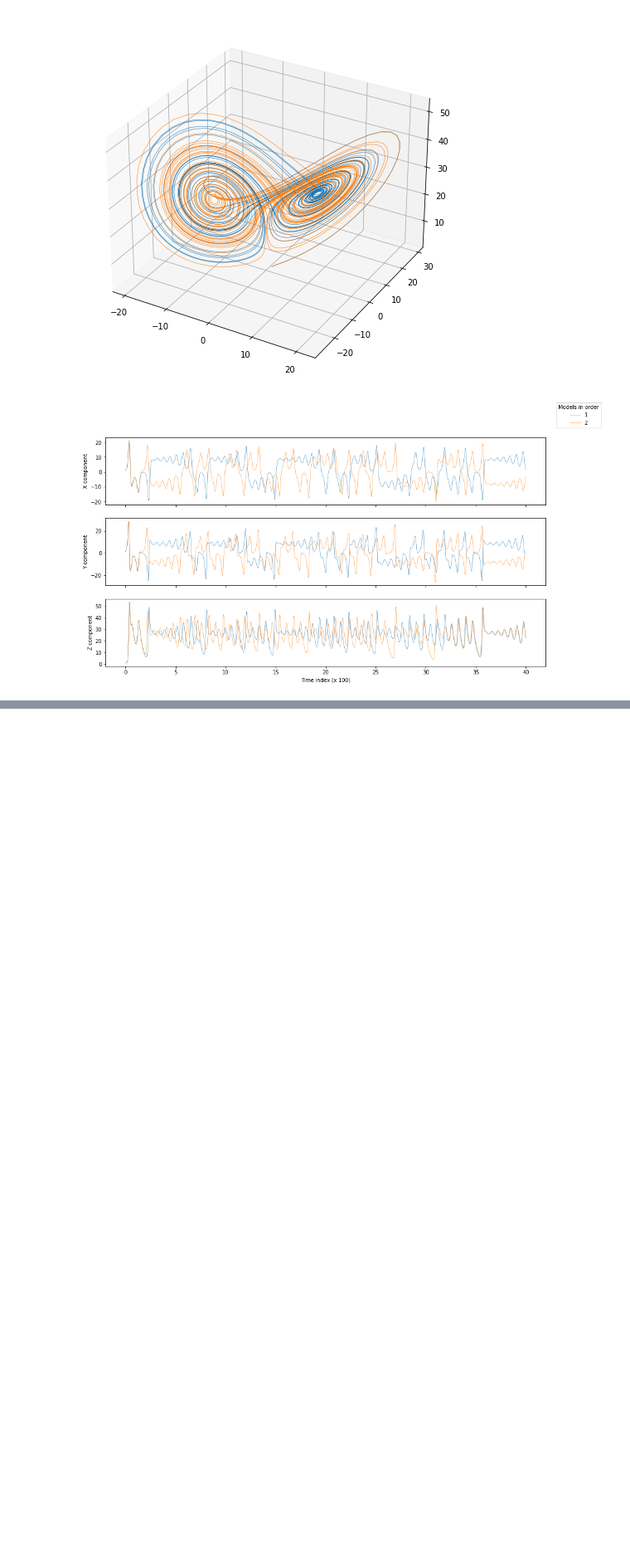
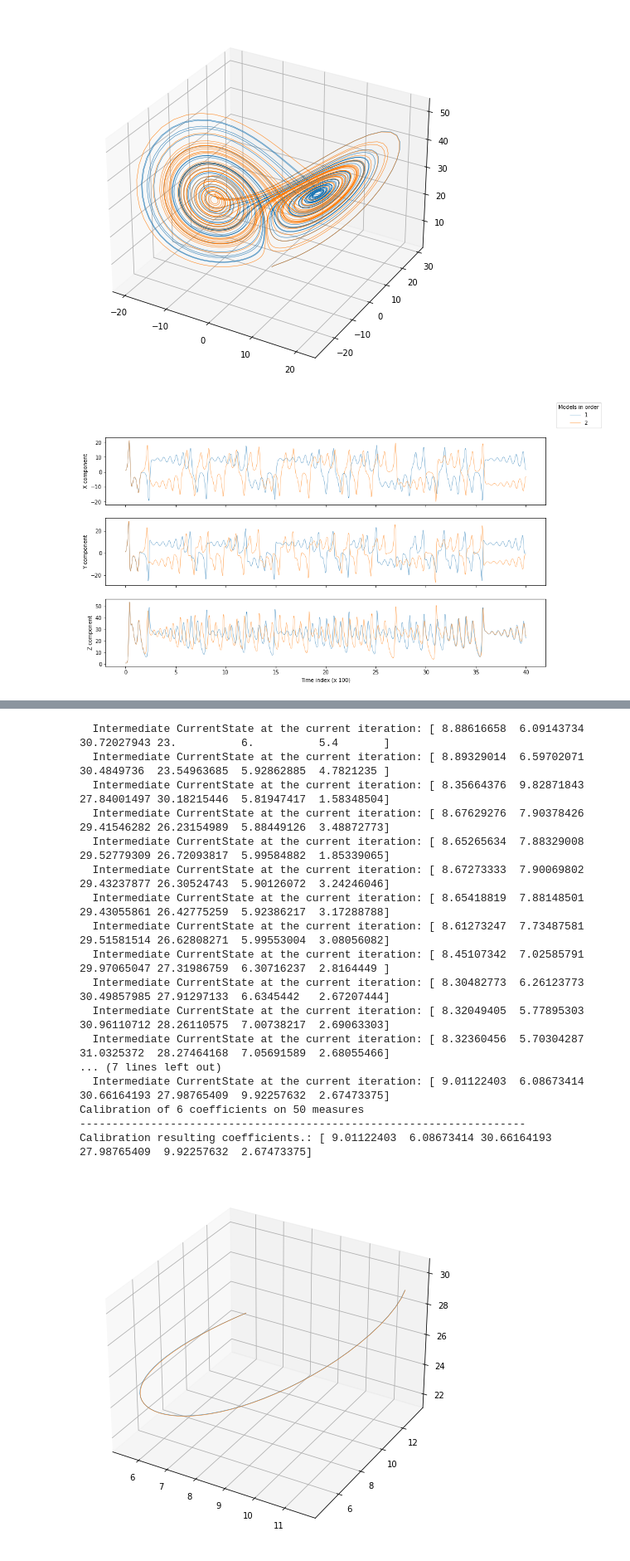
Before and after one commit to boro28/supermodeling, a Jupyter notebook: supermodeling.ipynb, the cells around one changed output, grey strips where cells are left out. Shown at 83% size. Saved outputs shown, nothing was run; the diff lists cells and outputs as text; code cells hidden in the pictures; blank space fills up the shorter version.

```diff
--- a/supermodeling.ipynb
+++ b/supermodeling.ipynb
@@ -336,0 +462,26 @@ Calibration resulting coefficients.: [ 9.23174496  8.80878134 30.91688027 27.938
+# %%
+sm3 = submodel_creator(
+    sigma = 6.0,
+    rho = 23.0,
+    beta = 5.4,
+    start_time = 10.0
+)
+# %% [output]
+  Intermediate CurrentState at the current iteration: [ 8.88616658  6.09143734 30.72027943 23.          6.          5.4       ]
+  Intermediate CurrentState at the current iteration: [ 8.89329014  6.59702071 30.4849736  23.54963685  5.92862885  4.7821235 ]
+  Intermediate CurrentState at the current iteration: [ 8.35664376  9.82871843 27.84001497 30.18215446  5.81947417  1.58348504]
+  Intermediate CurrentState at the current iteration: [ 8.67629276  7.90378426 29.41546282 26.23154989  5.88449126  3.48872773]
+  Intermediate CurrentState at the current iteration: [ 8.65265634  7.88329008 29.52779309 26.72093817  5.99584882  1.85339065]
+  Intermediate CurrentState at the current iteration: [ 8.67273333  7.90069802 29.43237877 26.30524743  5.90126072  3.24246046]
+  Intermediate CurrentState at the current iteration: [ 8.65418819  7.88148501 29.43055861 26.42775259  5.92386217  3.17288788]
+  Intermediate CurrentState at the current iteration: [ 8.61273247  7.73487581 29.51581514 26.62808271  5.99553004  3.08056082]
+  Intermediate CurrentState at the current iteration: [ 8.45107342  7.02585791 29.97065047 27.31986759  6.30716237  2.8164449 ]
+  Intermediate CurrentState at the current iteration: [ 8.30482773  6.26123773 30.49857985 27.91297133  6.6345442   2.67207444]
+  Intermediate CurrentState at the current iteration: [ 8.32049405  5.77895303 30.96110712 28.26110575  7.00738217  2.69063303]
+  Intermediate CurrentState at the current iteration: [ 8.32360456  5.70304287 31.0325372  28.27464168  7.05691589  2.68055466]
+... (7 lines left out)
+  Intermediate CurrentState at the current iteration: [ 9.01122403  6.08673414 30.66164193 27.98765409  9.92257632  2.67473375]
+Calibration of 6 coefficients on 50 measures
+---------------------------------------------------------------------
+Calibration resulting coefficients.: [ 9.01122403  6.08673414 30.66164193 27.98765409  9.92257632  2.67473375]
+[figure, added]
```
Also changed, not shown: parts of 11 cells of this notebook, 1 other file.
